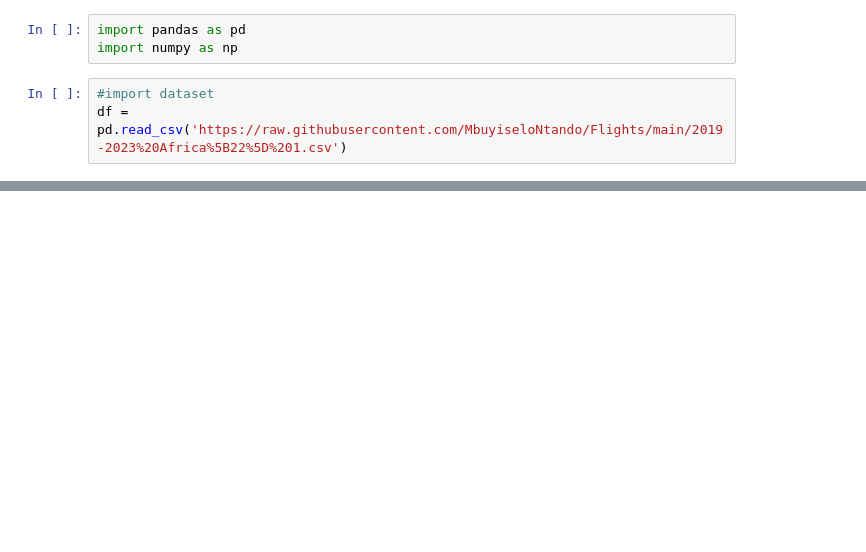
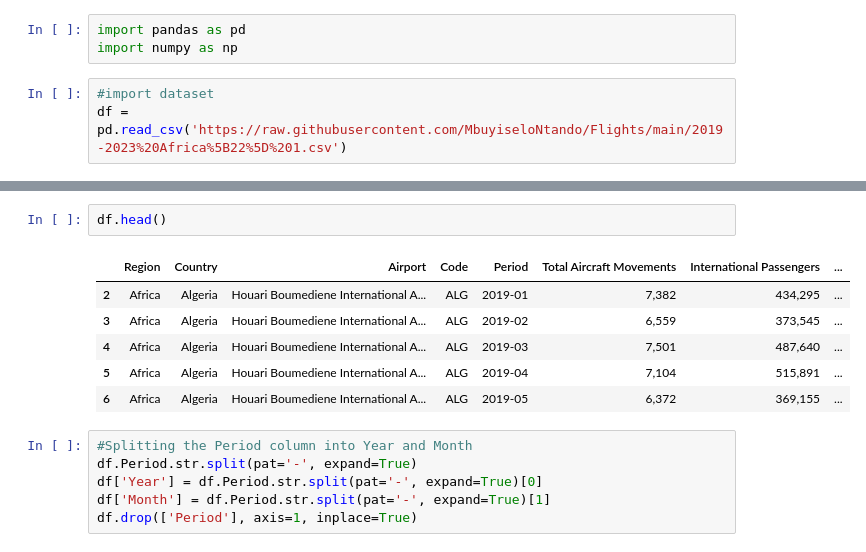
Before and after one commit to MbuyiseloNtando/Flights, a Jupyter notebook: Africa.ipynb, the cells around one changed output, grey strips where cells are left out. Saved outputs shown, nothing was run; the diff lists cells and outputs as text; blank space fills up the shorter version.

```diff
--- a/Africa.ipynb
+++ b/Africa.ipynb
@@ -17,0 +43,15 @@ df.head()
+# %%
+df.head()
+# %% [output]
+|  | Region | Country | Airport | Code | Period | Total Aircraft Movements | International Passengers | ... |
+| 2 | Africa | Algeria | Houari Boumediene International A... | ALG | 2019-01 | 7,382 | 434,295 | ... |
+| 3 | Africa | Algeria | Houari Boumediene International A... | ALG | 2019-02 | 6,559 | 373,545 | ... |
+| 4 | Africa | Algeria | Houari Boumediene International A... | ALG | 2019-03 | 7,501 | 487,640 | ... |
+| 5 | Africa | Algeria | Houari Boumediene International A... | ALG | 2019-04 | 7,104 | 515,891 | ... |
+| 6 | Africa | Algeria | Houari Boumediene International A... | ALG | 2019-05 | 6,372 | 369,155 | ... |
+# %%
+#Splitting the Period column into Year and Month
+df.Period.str.split(pat='-', expand=True)
+df['Year'] = df.Period.str.split(pat='-', expand=True)[0]
+df['Month'] = df.Period.str.split(pat='-', expand=True)[1]
+df.drop(['Period'], axis=1, inplace=True)
```
Also changed, not shown: parts of 16 cells of this notebook.
